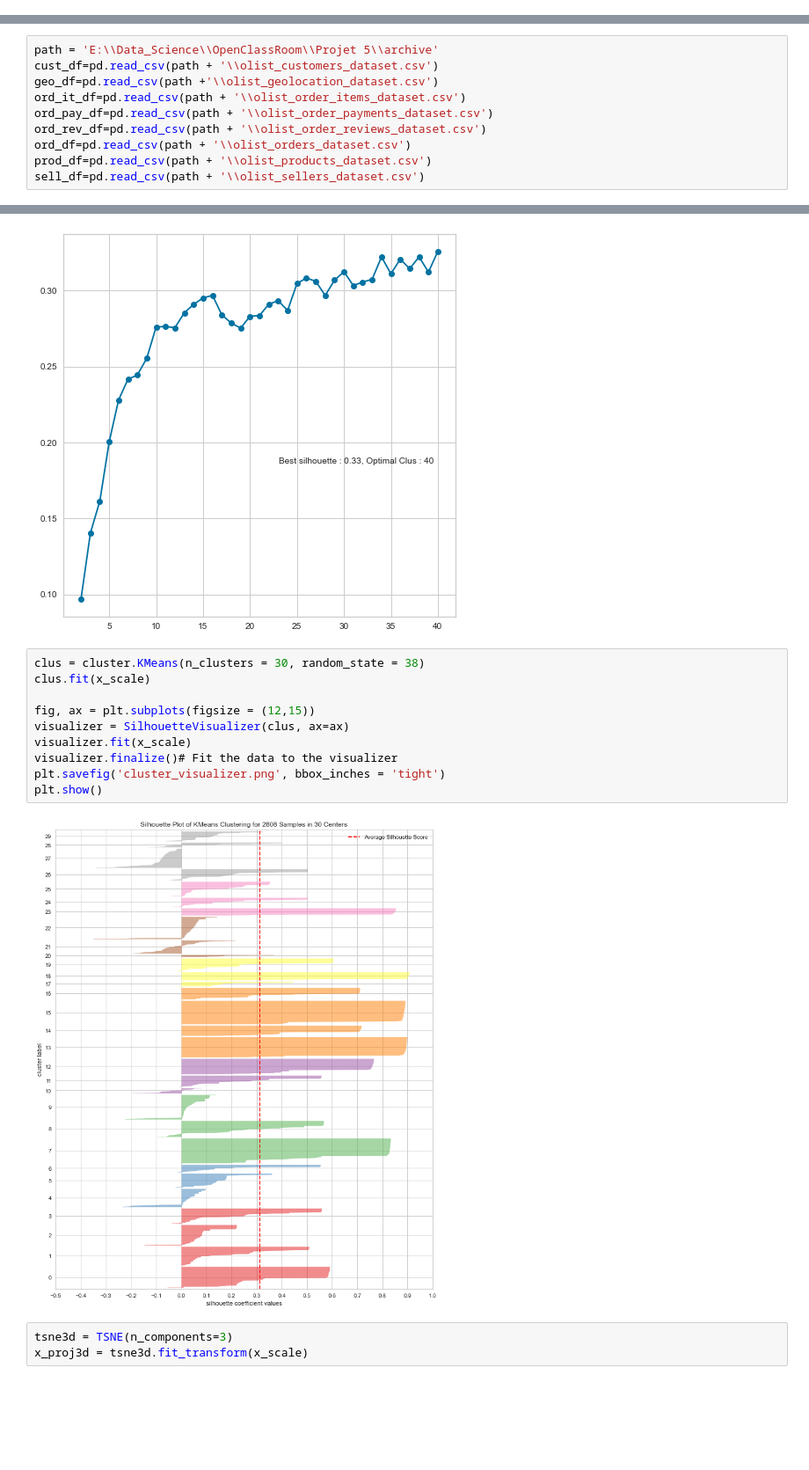
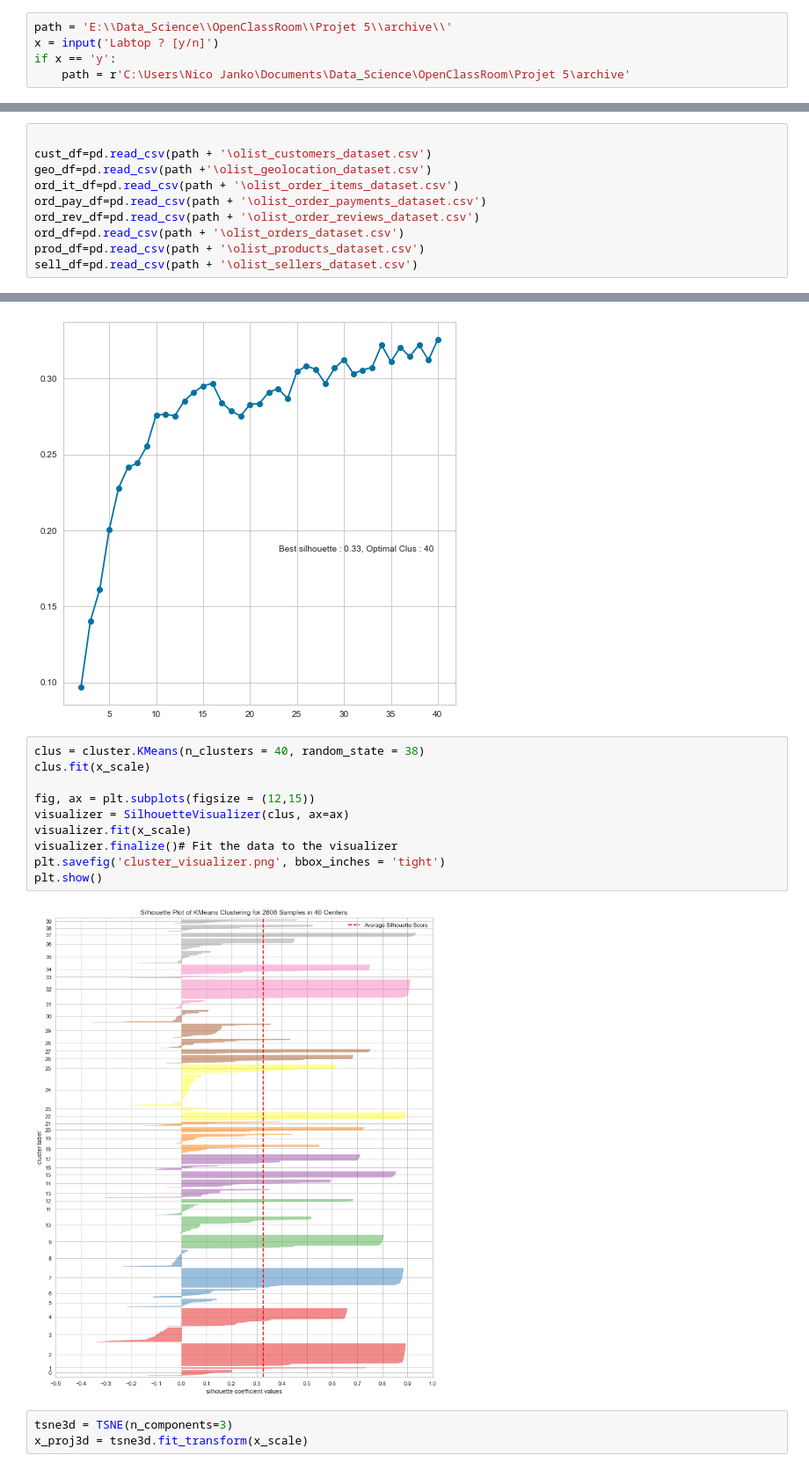
Before and after one commit to NicoJanko/Projet_5_OPC, a Jupyter notebook: Projet5_Explo.ipynb, the cells around one changed output, grey strips where cells are left out. Shown at 88% size. Drawn from its saved outputs; the diff is of its cells as text; blank space fills up the shorter version.

Commit message:
continued figures, updated auto-encoder

```diff
--- a/Projet5_Explo.ipynb
+++ b/Projet5_Explo.ipynb
@@ -8,3 +8,8 @@ import os
 from yellowbrick.cluster import SilhouetteVisualizer, InterclusterDistance,KElbowVisualizer
 # %%
 %matplotlib inline
+# %%
+path = 'E:\\Data_Science\\OpenClassRoom\\Projet 5\\archive\\'
+x = input('Labtop ? [y/n]')
+if x == 'y':
+    path = r'C:\Users\Nico Janko\Documents\Data_Science\OpenClassRoom\Projet 5\archive'
@@ -11,13 +18,13 @@ from yellowbrick.cluster import SilhouetteVisualizer, InterclusterDistance,KElbo
 # %%
-path = 'E:\\Data_Science\\OpenClassRoom\\Projet 5\\archive'
-cust_df=pd.read_csv(path + '\\olist_customers_dataset.csv')
-geo_df=pd.read_csv(path +'\\olist_geolocation_dataset.csv')
-ord_it_df=pd.read_csv(path + '\\olist_order_items_dataset.csv')
-ord_pay_df=pd.read_csv(path + '\\olist_order_payments_dataset.csv')
-ord_rev_df=pd.read_csv(path + '\\olist_order_reviews_dataset.csv')
-ord_df=pd.read_csv(path + '\\olist_orders_dataset.csv')
-prod_df=pd.read_csv(path + '\\olist_products_dataset.csv')
-sell_df=pd.read_csv(path + '\\olist_sellers_dataset.csv')
+
+cust_df=pd.read_csv(path + '\olist_customers_dataset.csv')
+geo_df=pd.read_csv(path +'\olist_geolocation_dataset.csv')
+ord_it_df=pd.read_csv(path + '\olist_order_items_dataset.csv')
+ord_pay_df=pd.read_csv(path + '\olist_order_payments_dataset.csv')
+ord_rev_df=pd.read_csv(path + '\olist_order_reviews_dataset.csv')
+ord_df=pd.read_csv(path + '\olist_orders_dataset.csv')
+prod_df=pd.read_csv(path + '\olist_products_dataset.csv')
+sell_df=pd.read_csv(path + '\olist_sellers_dataset.csv')
 # %%
 dfs = {0:cust_df,1:geo_df,2:ord_it_df,3:ord_pay_df,4:ord_rev_df,5:ord_df,6:prod_df,7:sell_df}
 # %%
@@ -326,17 +333,17 @@ ax.text(0.55,0.4,'Best silhouette : {:.2f}, Optimal Clus : {}'.format(max_sil, i
 Text(0.55, 0.4, 'Best silhouette : 0.33, Optimal Clus : 40')
 [figure]
 # %%
-clus = cluster.KMeans(n_clusters = 30, random_state = 38)
+clus = cluster.KMeans(n_clusters = 40, random_state = 38)
 clus.fit(x_scale)
 
 fig, ax = plt.subplots(figsize = (12,15))
 visualizer = SilhouetteVisualizer(clus, ax=ax)
 visualizer.fit(x_scale)
 visualizer.finalize()# Fit the data to the visualizer
 plt.savefig('cluster_visualizer.png', bbox_inches = 'tight')
 plt.show()
 # %% [output]
-[figure, old version]
+[figure, new version]
 # %%
 tsne3d = TSNE(n_components=3)
 x_proj3d = tsne3d.fit_transform(x_scale)
```
Also changed, not shown: parts of 14 cells of this notebook, 14 other files.
